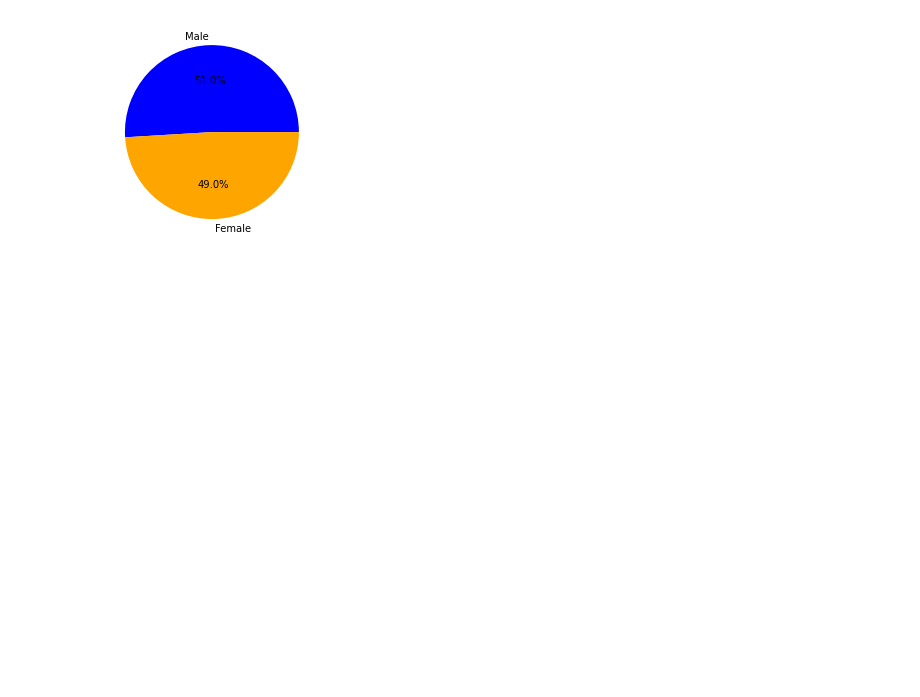
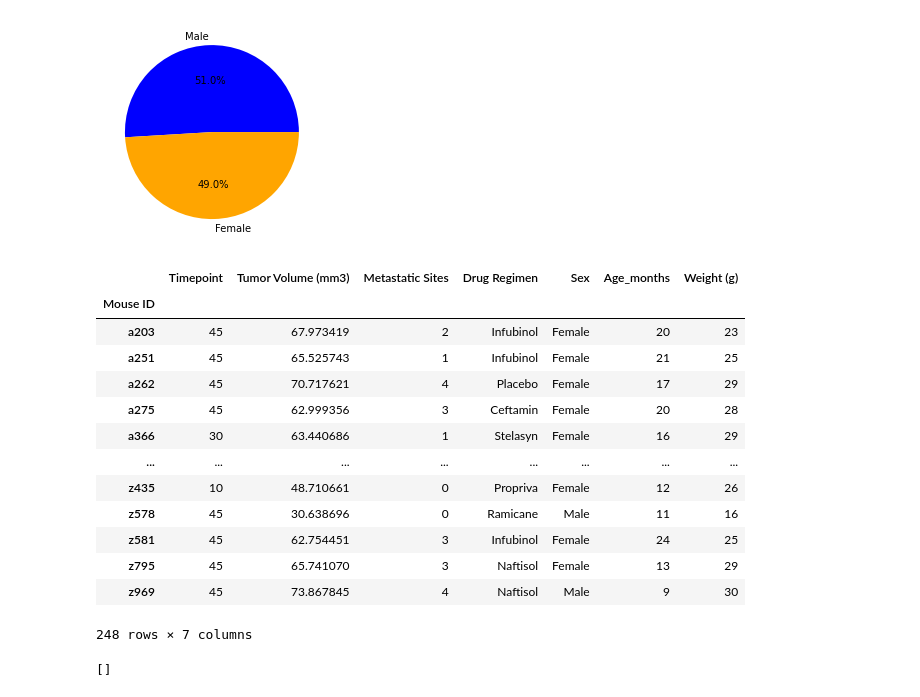
Before and after one commit to jeosqueri/Tumor-Treatment-Analysis, a Jupyter notebook: Pymaceuticals.ipynb, the cells around one changed output. Cells and saved outputs as stored; diff of their text form; code cells hidden in the pictures; blank space fills up the shorter version.

Commit message:
generated data frame for last timepoint tumor volume

```diff
--- a/Pymaceuticals.ipynb
+++ b/Pymaceuticals.ipynb
@@ -236,3 +236,56 @@ plt.pie(values, labels=labels, colors=colors, autopct="%1.1f%%")
  [Text(-0.01804473495415389, 0.5997285948997549, '51.0%'),
   Text(0.018044734954153686, -0.5997285948997549, '49.0%')])
 [figure]
+# %%
+# Calculate the final tumor volume of each mouse across four of the treatment regimens:
+# Capomulin, Ramicane, Infubinol, and Ceftamin
+
+# Start by getting the last (greatest) timepoint for each mouse
+last_tp = merge_df.groupby(['Mouse ID']).max()['Timepoint']
+last_tp
+
+tumor_volume = pd.merge(last_tp, merge_df, how="left", on=("Mouse ID", "Timepoint"))
+tumor_volume.set_index(["Mouse ID"])
+
+# Merge this group df with the original dataframe to get the tumor volume at the last timepoint
+# %% [output]
+|  | Timepoint | Tumor Volume (mm3) | Metastatic Sites | Drug Regimen | Sex | Age_months | Weight (g) |
+| Mouse ID |  |  |  |  |  |  |  |
+| a203 | 45 | 67.973419 | 2 | Infubinol | Female | 20 | 23 |
+| a251 | 45 | 65.525743 | 1 | Infubinol | Female | 21 | 25 |
+| a262 | 45 | 70.717621 | 4 | Placebo | Female | 17 | 29 |
+| a275 | 45 | 62.999356 | 3 | Ceftamin | Female | 20 | 28 |
+| a366 | 30 | 63.440686 | 1 | Stelasyn | Female | 16 | 29 |
+| ... | ... | ... | ... | ... | ... | ... | ... |
+| z435 | 10 | 48.710661 | 0 | Propriva | Female | 12 | 26 |
+| z578 | 45 | 30.638696 | 0 | Ramicane | Male | 11 | 16 |
+| z581 | 45 | 62.754451 | 3 | Infubinol | Female | 24 | 25 |
+| z795 | 45 | 65.741070 | 3 | Naftisol | Female | 13 | 29 |
+| z969 | 45 | 73.867845 | 4 | Naftisol | Male | 9 | 30 |
+248 rows × 7 columns
+# %%
+# Put treatments into a list for for loop (and later for plot labels)
+
+treatments = ["Capomulin", "Ramicane", "Infubinol", "Ceftamin"]
+
+# Create empty list to fill with tumor vol data (for plotting)
+tumor_vol = []
+
+for treatment, row in tumor_volume.iterrows():
+    if treatment in treatments:
+        tumor_vol.append(tumor_volume.loc[treatment,'Tumor Volume (mm3)'])
+
+
+
+# Calculate the IQR and quantitatively determine if there are any potential outliers.
+
+
+    # Locate the rows which contain mice on each drug and get the tumor volumes
+
+
+    # add subset
+
+
+    # Determine outliers using upper and lower bounds
+# %% [output]
+[]
```
